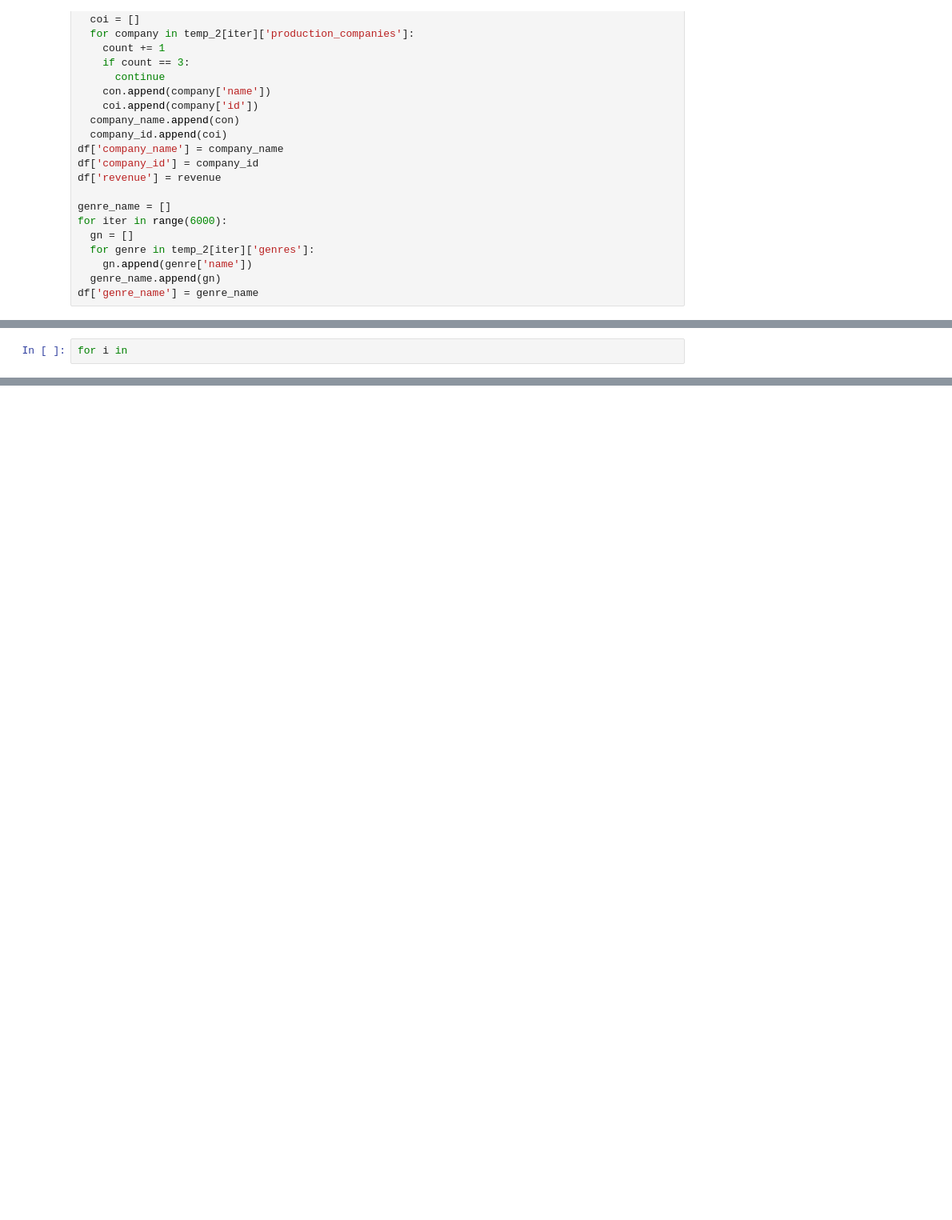
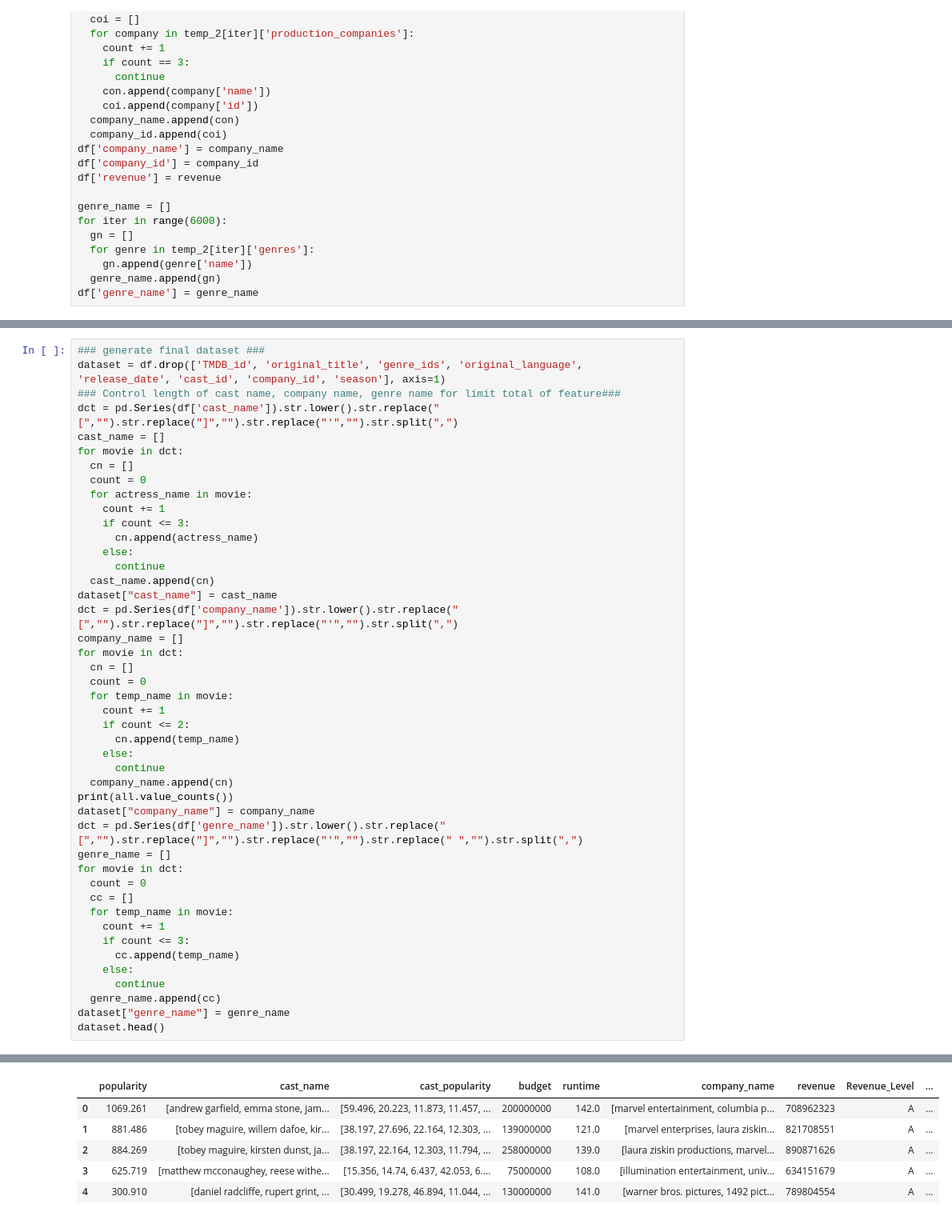
Before and after one commit to botingchen/ML_Project, a Jupyter notebook: main.ipynb, the cells around one changed output, grey strips where cells are left out. Shown at 80% size. Drawn from its saved outputs; the diff is of its cells as text; blank space fills up the shorter version.

```diff
--- a/main.ipynb
+++ b/main.ipynb
@@ -266,5 +254,49 @@ summer    1605
 winter    1322
 spring    1179
 Name: season, dtype: int64
-# %%
-for i in
+# %%
+### generate final dataset ###
+dataset = df.drop(['TMDB_id', 'original_title', 'genre_ids', 'original_language', 'release_date', 'cast_id', 'company_id', 'season'], axis=1)
+### Control length of cast name, company name, genre name for limit total of feature###
+dct = pd.Series(df['cast_name']).str.lower().str.replace("[","").str.replace("]","").str.replace("'","").str.split(",")
+cast_name = []
+for movie in dct:
+  cn = []
+  count = 0
+  for actress_name in movie:
+    count += 1
+    if count <= 3:
+      cn.append(actress_name)
+    else:
+      continue
+  cast_name.append(cn)
+dataset["cast_name"] = cast_name
+dct = pd.Series(df['company_name']).str.lower().str.replace("[","").str.replace("]","").str.replace("'","").str.split(",")
+company_name = []
+for movie in dct:
+  cn = []
+  count = 0
+  for temp_name in movie:
+    count += 1
+    if count <= 2:
+      cn.append(temp_name)
+    else:
+      continue
+  company_name.append(cn)
+print(all.value_counts())
+dataset["company_name"] = company_name
+dct = pd.Series(df['genre_name']).str.lower().str.replace("[","").str.replace("]","").str.replace("'","").str.replace(" ","").str.split(",")
+genre_name = []
+for movie in dct:
+  count = 0
+  cc = []
+  for temp_name in movie:
+    count += 1
+    if count <= 3:
+      cc.append(temp_name)
+    else:
+      continue
+  genre_name.append(cc)
+dataset["genre_name"] = genre_name
+dataset.head()
+# %% [output]
@@ -270,0 +315,6 @@ for i in
+|  | popularity | cast_name | cast_popularity | budget | runtime | company_name | revenue | Revenue_Level | ... |
+| 0 | 1069.261 | [andrew garfield, emma stone, jam... | [59.496, 20.223, 11.873, 11.457, ... | 200000000 | 142.0 | [marvel entertainment, columbia p... | 708962323 | A | ... |
+| 1 | 881.486 | [tobey maguire, willem dafoe, kir... | [38.197, 27.696, 22.164, 12.303, ... | 139000000 | 121.0 | [marvel enterprises, laura ziskin... | 821708551 | A | ... |
+| 2 | 884.269 | [tobey maguire, kirsten dunst, ja... | [38.197, 22.164, 12.303, 11.794, ... | 258000000 | 139.0 | [laura ziskin productions, marvel... | 890871626 | A | ... |
+| 3 | 625.719 | [matthew mcconaughey, reese withe... | [15.356, 14.74, 6.437, 42.053, 6.... | 75000000 | 108.0 | [illumination entertainment, univ... | 634151679 | A | ... |
+| 4 | 300.910 | [daniel radcliffe, rupert grint, ... | [30.499, 19.278, 46.894, 11.044, ... | 130000000 | 141.0 | [warner bros. pictures, 1492 pict... | 789804554 | A | ... |
```
Also changed, not shown: parts of 8 cells of this notebook.
